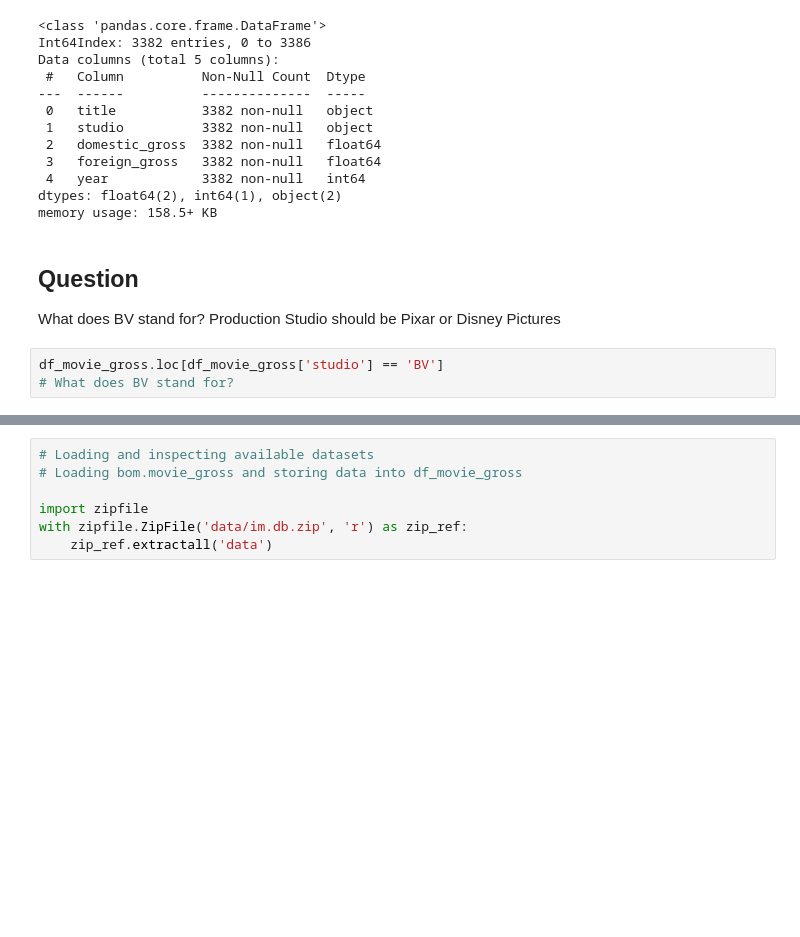
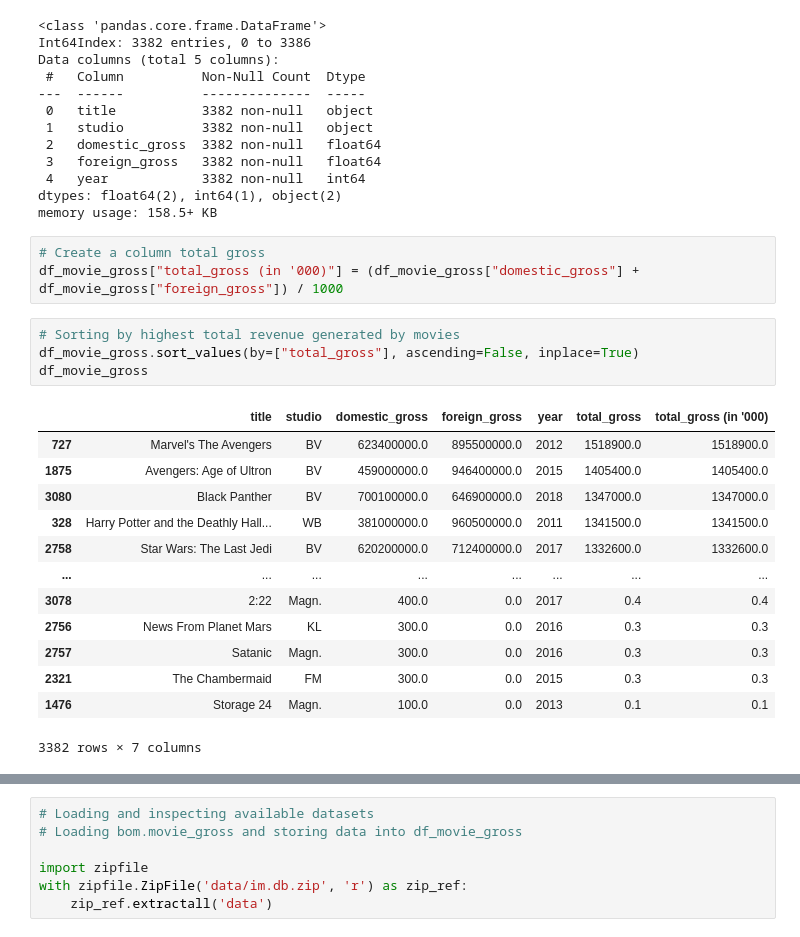
Before and after one commit to AlbaneCM/MicrosoftMovieAnalysis, a Jupyter notebook: microsoft-movie-analysis.ipynb, the cells around one changed output, grey strips where cells are left out. Saved outputs shown, nothing was run; the diff lists cells and outputs as text; blank space fills up the shorter version.

```diff
--- a/microsoft-movie-analysis.ipynb
+++ b/microsoft-movie-analysis.ipynb
@@ -179,9 +187,24 @@ Data columns (total 5 columns):
  4   year            3382 non-null   int64
 dtypes: float64(2), int64(1), object(2)
 memory usage: 158.5+ KB
-# %% [markdown]
-## Question
-What does BV stand for? Production Studio should be Pixar or Disney Pictures
-# %%
-df_movie_gross.loc[df_movie_gross['studio'] == 'BV']
-# What does BV stand for?
+# %%
+# Create a column total gross
+df_movie_gross["total_gross (in '000)"] = (df_movie_gross["domestic_gross"] + df_movie_gross["foreign_gross"]) / 1000
+# %%
+# Sorting by highest total revenue generated by movies
+df_movie_gross.sort_values(by=["total_gross"], ascending=False, inplace=True)
+df_movie_gross
+# %% [output]
+|  | title | studio | domestic_gross | foreign_gross | year | total_gross | total_gross (in '000) |
+| 727 | Marvel's The Avengers | BV | 623400000.0 | 895500000.0 | 2012 | 1518900.0 | 1518900.0 |
+| 1875 | Avengers: Age of Ultron | BV | 459000000.0 | 946400000.0 | 2015 | 1405400.0 | 1405400.0 |
+| 3080 | Black Panther | BV | 700100000.0 | 646900000.0 | 2018 | 1347000.0 | 1347000.0 |
+| 328 | Harry Potter and the Deathly Hall... | WB | 381000000.0 | 960500000.0 | 2011 | 1341500.0 | 1341500.0 |
+| 2758 | Star Wars: The Last Jedi | BV | 620200000.0 | 712400000.0 | 2017 | 1332600.0 | 1332600.0 |
+| ... | ... | ... | ... | ... | ... | ... | ... |
+| 3078 | 2:22 | Magn. | 400.0 | 0.0 | 2017 | 0.4 | 0.4 |
+| 2756 | News From Planet Mars | KL | 300.0 | 0.0 | 2016 | 0.3 | 0.3 |
+| 2757 | Satanic | Magn. | 300.0 | 0.0 | 2016 | 0.3 | 0.3 |
+| 2321 | The Chambermaid | FM | 300.0 | 0.0 | 2015 | 0.3 | 0.3 |
+| 1476 | Storage 24 | Magn. | 100.0 | 0.0 | 2013 | 0.1 | 0.1 |
+3382 rows × 7 columns
```
Also changed, not shown: parts of 28 cells of this notebook.
